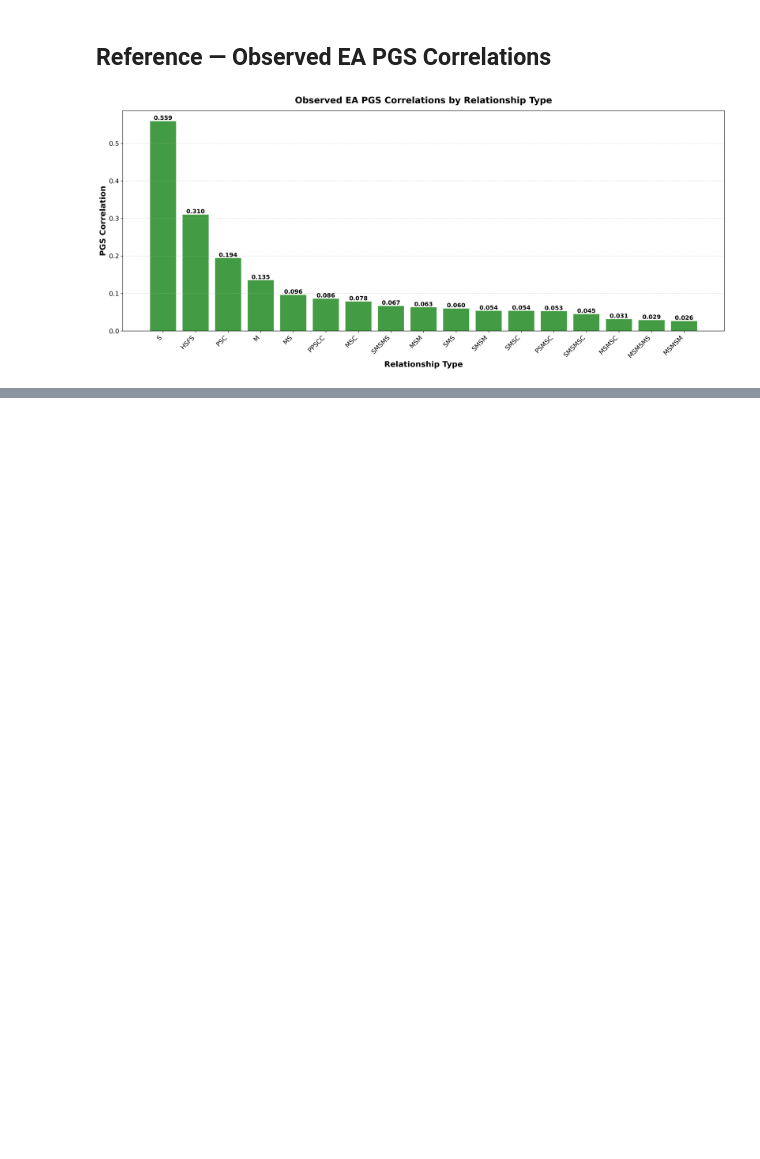
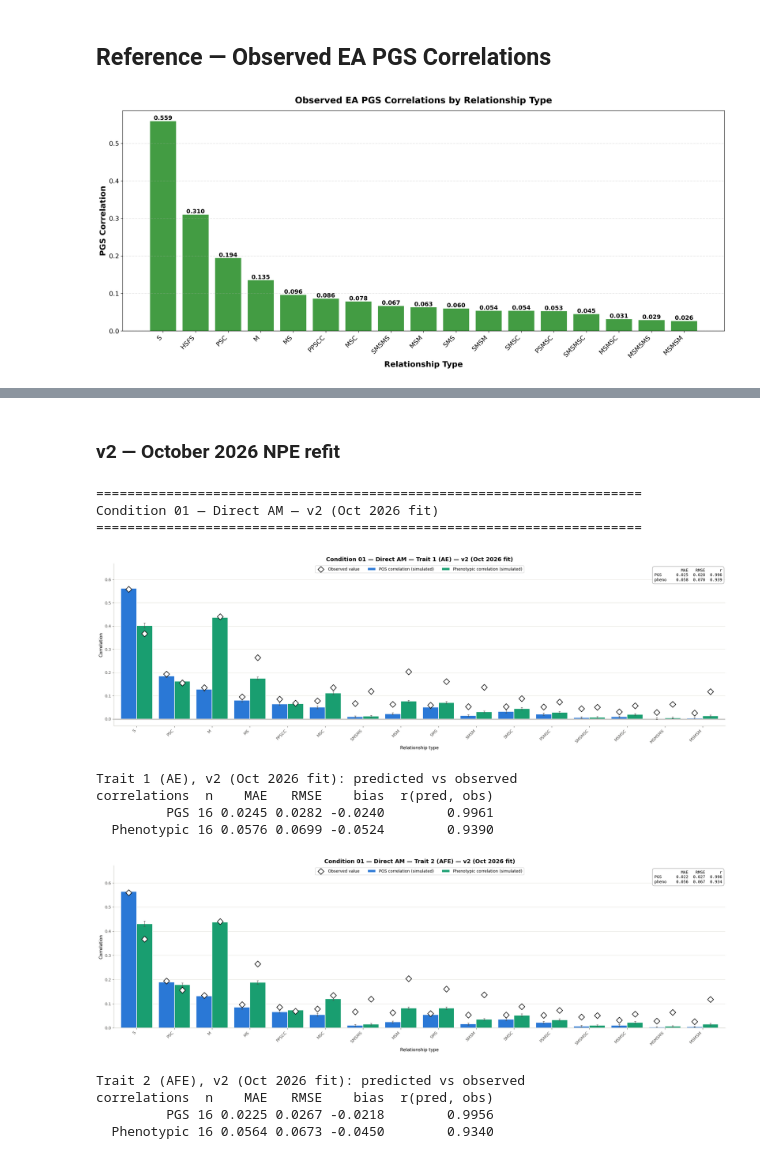
Before and after one commit to Xuanyu-Lyu/PGS_Cor_Relative, a Jupyter notebook: Scripts/nn_NPE/Analysis_NPE.ipynb, the cells around one changed output, grey strips where cells are left out. Saved outputs shown, nothing was run; the diff lists cells and outputs as text; code cells hidden in the pictures; blank space fills up the shorter version.

```diff
--- a/Scripts/nn_NPE/Analysis_NPE.ipynb
+++ b/Scripts/nn_NPE/Analysis_NPE.ipynb
@@ -437,0 +289,18 @@ Condition 05 (v2, PGS-only fit) — AM Migration, no VT
+# %% [markdown]
+### v2 — October 2026 NPE refit
+# %%
+plot_condition("01DirAM", "v2")
+# %% [output]
+======================================================================
+Condition 01 — Direct AM — v2 (Oct 2026 fit)
+======================================================================
+[figure, added]
+Trait 1 (AE), v2 (Oct 2026 fit): predicted vs observed
+correlations  n    MAE   RMSE    bias  r(pred, obs)
+         PGS 16 0.0245 0.0282 -0.0240        0.9961
+  Phenotypic 16 0.0576 0.0699 -0.0524        0.9390
+[figure, added]
+Trait 2 (AFE), v2 (Oct 2026 fit): predicted vs observed
+correlations  n    MAE   RMSE    bias  r(pred, obs)
+         PGS 16 0.0225 0.0267 -0.0218        0.9956
+  Phenotypic 16 0.0564 0.0673 -0.0450        0.9340
```
Also changed, not shown: parts of 65 cells of this notebook, 16 other files.
